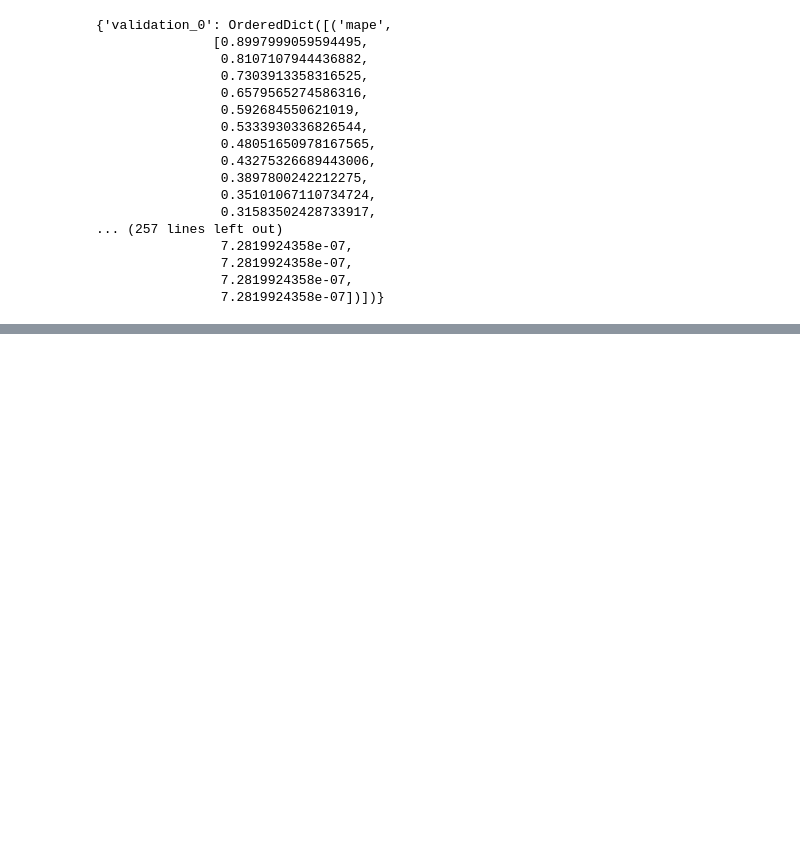
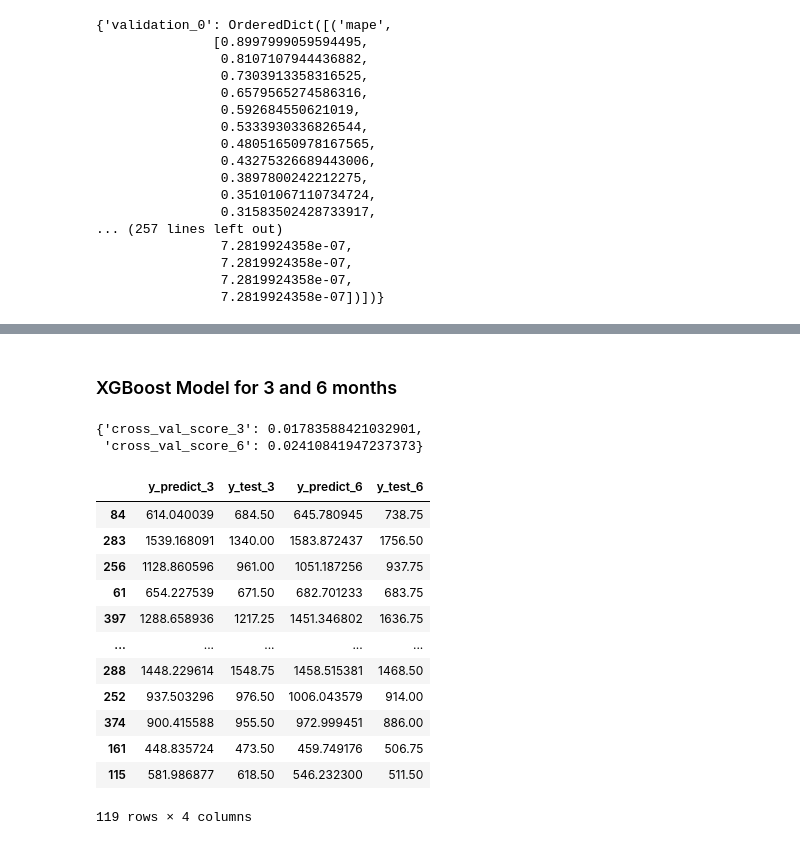
Before and after one commit to tquirelli/Agricultural_Market_Predictions, a Jupyter notebook: Agricultural_Analysis_Data.ipynb, the cells around one changed output, grey strips where cells are left out. Cells and saved outputs as stored; diff of their text form; code cells hidden in the pictures; blank space fills up the shorter version.

```diff
--- a/Agricultural_Analysis_Data.ipynb
+++ b/Agricultural_Analysis_Data.ipynb
@@ -1167,0 +1311,8 @@ KeyError: 'validation_1'
+# %%
+history = model_xgb.fit(X_train, y_train_log,
+        verbose=False,
+        eval_set=[(X_train, y_train_log)],
+        eval_metric=["mape"],
+        early_stopping_rounds=10)
+# %% [markdown]
+### XGBoost Model for 3 and 6 months
@@ -1167,0 +1348,22 @@ KeyError: 'validation_1'
+# %%
+Scores
+# %% [output]
+{'cross_val_score_3': 0.01783588421032901,
+ 'cross_val_score_6': 0.02410841947237373}
+# %%
+results = pd.DataFrame.from_dict(Results)
+results
+# %% [output]
+|  | y_predict_3 | y_test_3 | y_predict_6 | y_test_6 |
+| 84 | 614.040039 | 684.50 | 645.780945 | 738.75 |
+| 283 | 1539.168091 | 1340.00 | 1583.872437 | 1756.50 |
+| 256 | 1128.860596 | 961.00 | 1051.187256 | 937.75 |
+| 61 | 654.227539 | 671.50 | 682.701233 | 683.75 |
+| 397 | 1288.658936 | 1217.25 | 1451.346802 | 1636.75 |
+| ... | ... | ... | ... | ... |
+| 288 | 1448.229614 | 1548.75 | 1458.515381 | 1468.50 |
+| 252 | 937.503296 | 976.50 | 1006.043579 | 914.00 |
+| 374 | 900.415588 | 955.50 | 972.999451 | 886.00 |
+| 161 | 448.835724 | 473.50 | 459.749176 | 506.75 |
+| 115 | 581.986877 | 618.50 | 546.232300 | 511.50 |
+119 rows × 4 columns
```
Also changed, not shown: parts of 39 cells of this notebook.
